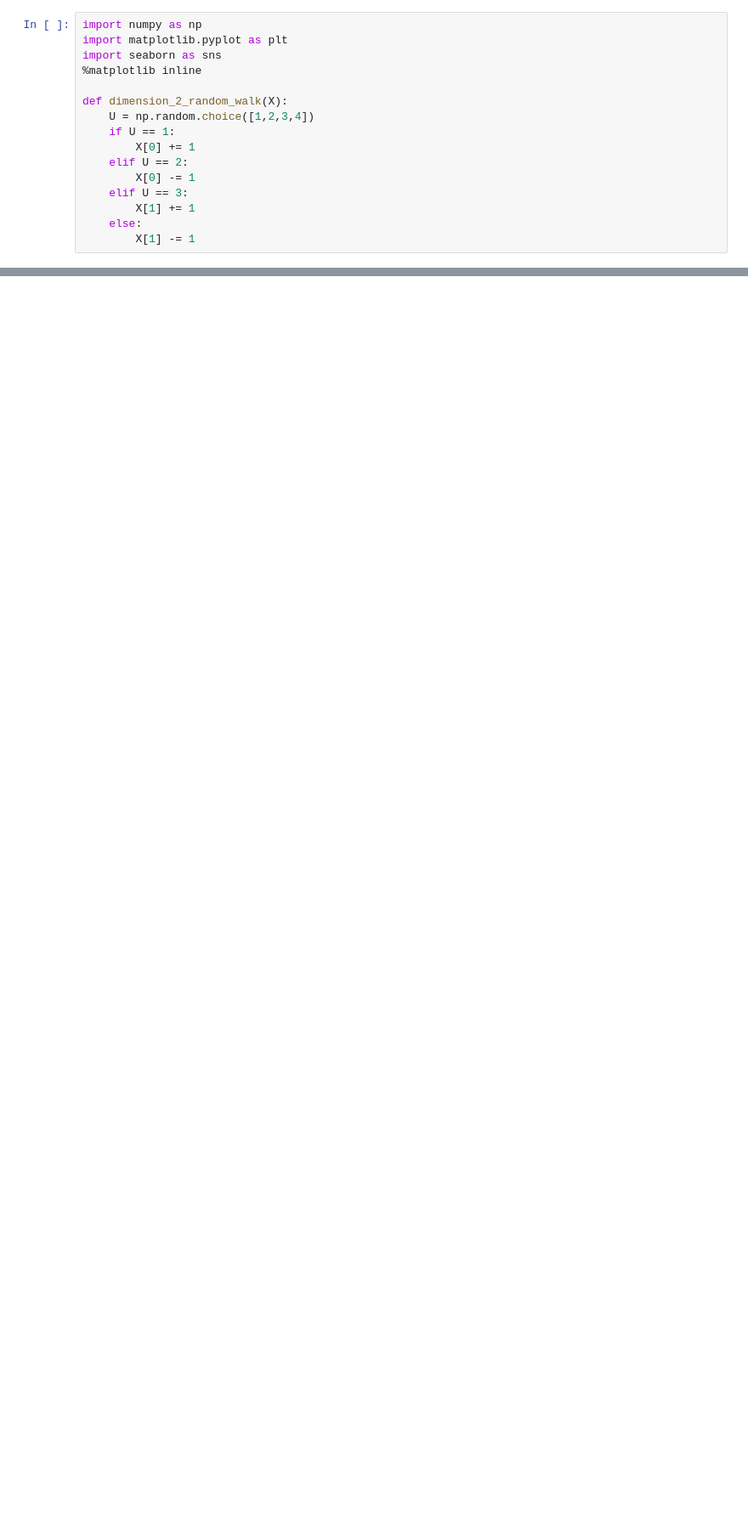
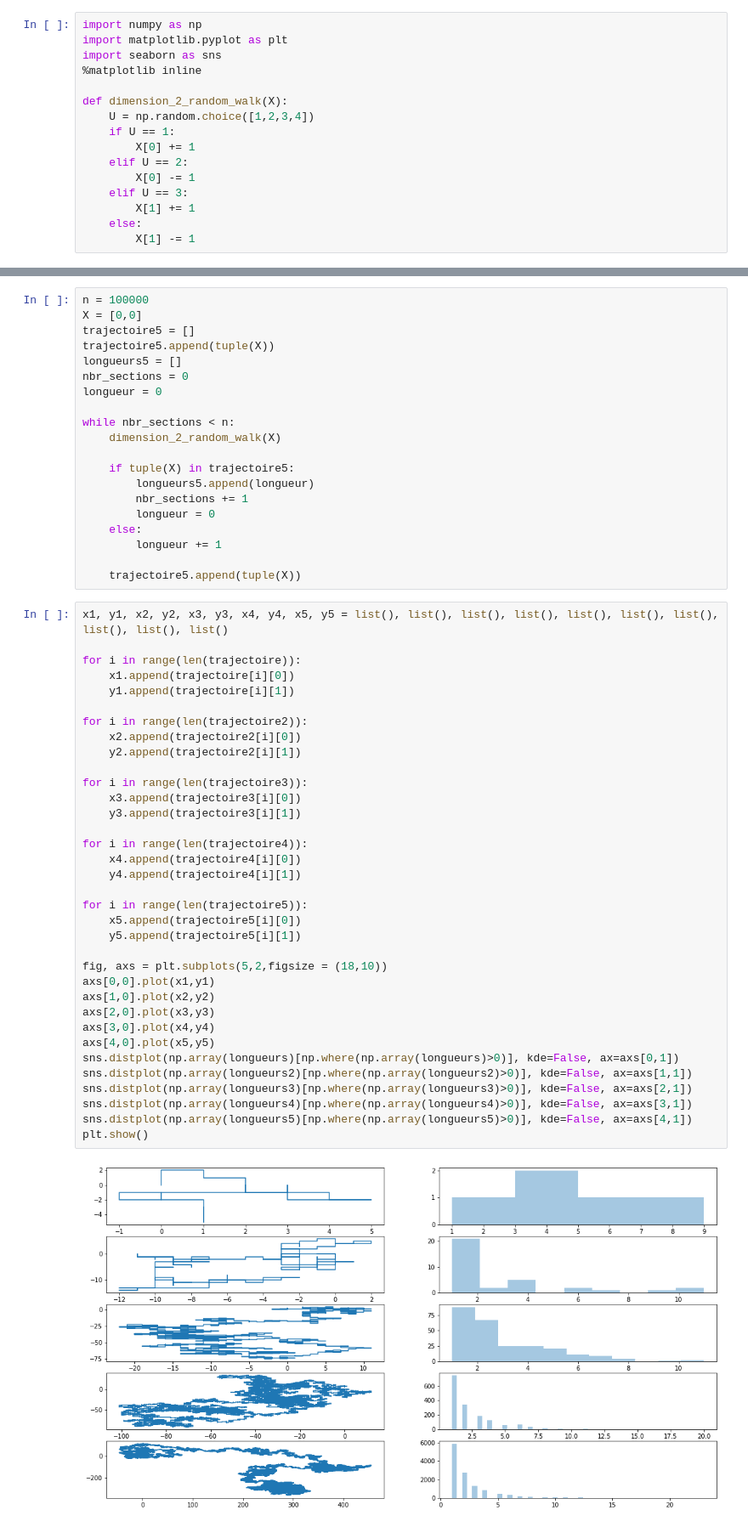
Before and after one commit to LittleBabyPanda/MCProject, a Jupyter notebook: MCProject.ipynb, the cells around one changed output, grey strips where cells are left out. Shown at 85% size. Drawn from its saved outputs; the diff is of its cells as text; blank space fills up the shorter version.

```diff
--- a/MCProject.ipynb
+++ b/MCProject.ipynb
@@ -54,0 +103,57 @@ plt.show()
+# %%
+n = 100000
+X = [0,0]
+trajectoire5 = []
+trajectoire5.append(tuple(X))
+longueurs5 = []
+nbr_sections = 0
+longueur = 0
+
+while nbr_sections < n:
+    dimension_2_random_walk(X)
+
+    if tuple(X) in trajectoire5:
+        longueurs5.append(longueur)
+        nbr_sections += 1
+        longueur = 0
+    else:
+        longueur += 1
+
+    trajectoire5.append(tuple(X))
+# %%
+x1, y1, x2, y2, x3, y3, x4, y4, x5, y5 = list(), list(), list(), list(), list(), list(), list(), list(), list(), list()
+
+for i in range(len(trajectoire)):
+    x1.append(trajectoire[i][0])
+    y1.append(trajectoire[i][1])
+
+for i in range(len(trajectoire2)):
+    x2.append(trajectoire2[i][0])
+    y2.append(trajectoire2[i][1])
+
+for i in range(len(trajectoire3)):
+    x3.append(trajectoire3[i][0])
+    y3.append(trajectoire3[i][1])
+
+for i in range(len(trajectoire4)):
+    x4.append(trajectoire4[i][0])
+    y4.append(trajectoire4[i][1])
+
+for i in range(len(trajectoire5)):
+    x5.append(trajectoire5[i][0])
+    y5.append(trajectoire5[i][1])
+
+fig, axs = plt.subplots(5,2,figsize = (18,10))
+axs[0,0].plot(x1,y1)
+axs[1,0].plot(x2,y2)
+axs[2,0].plot(x3,y3)
+axs[3,0].plot(x4,y4)
+axs[4,0].plot(x5,y5)
+sns.distplot(np.array(longueurs)[np.where(np.array(longueurs)>0)], kde=False, ax=axs[0,1])
+sns.distplot(np.array(longueurs2)[np.where(np.array(longueurs2)>0)], kde=False, ax=axs[1,1])
+sns.distplot(np.array(longueurs3)[np.where(np.array(longueurs3)>0)], kde=False, ax=axs[2,1])
+sns.distplot(np.array(longueurs4)[np.where(np.array(longueurs4)>0)], kde=False, ax=axs[3,1])
+sns.distplot(np.array(longueurs5)[np.where(np.array(longueurs5)>0)], kde=False, ax=axs[4,1])
+plt.show()
+# %% [output]
+[figure, added]
```
Also changed, not shown: parts of 16 cells of this notebook, 1 other file.
